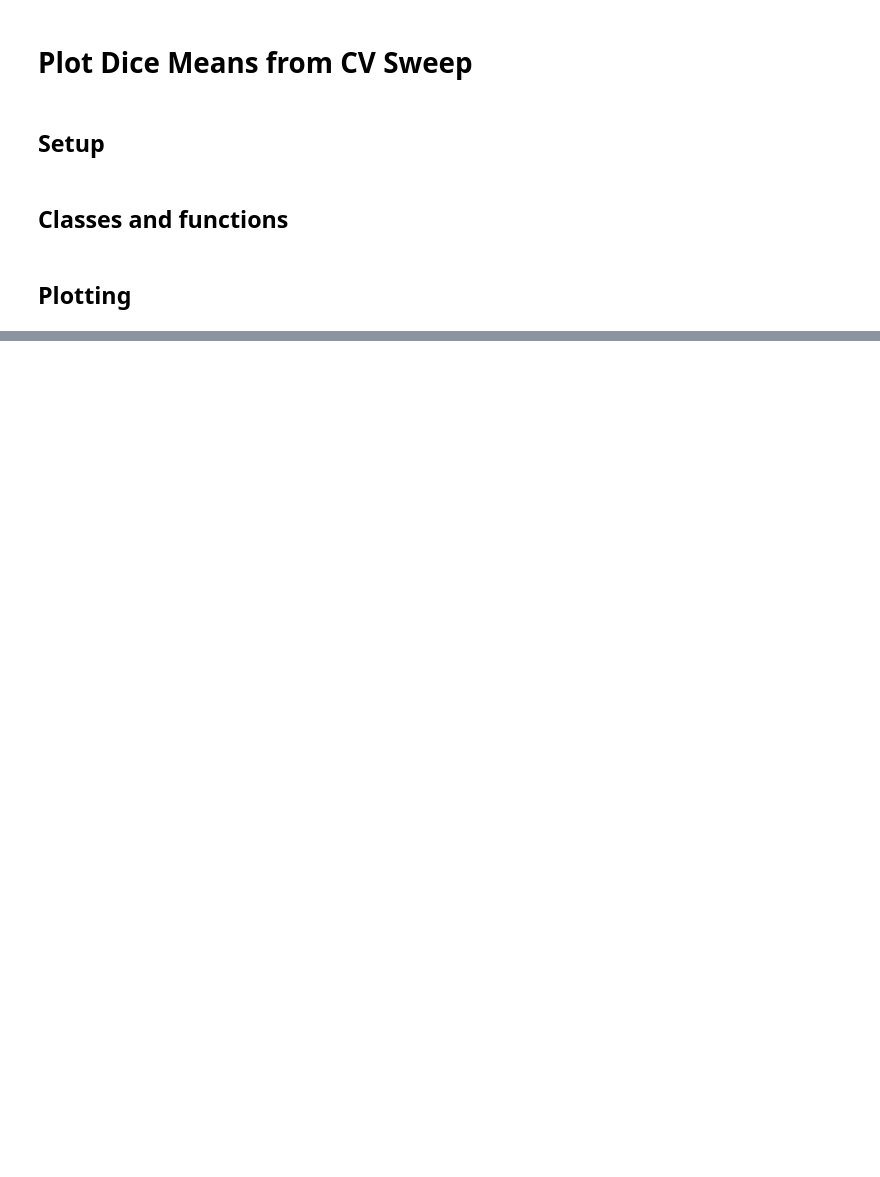
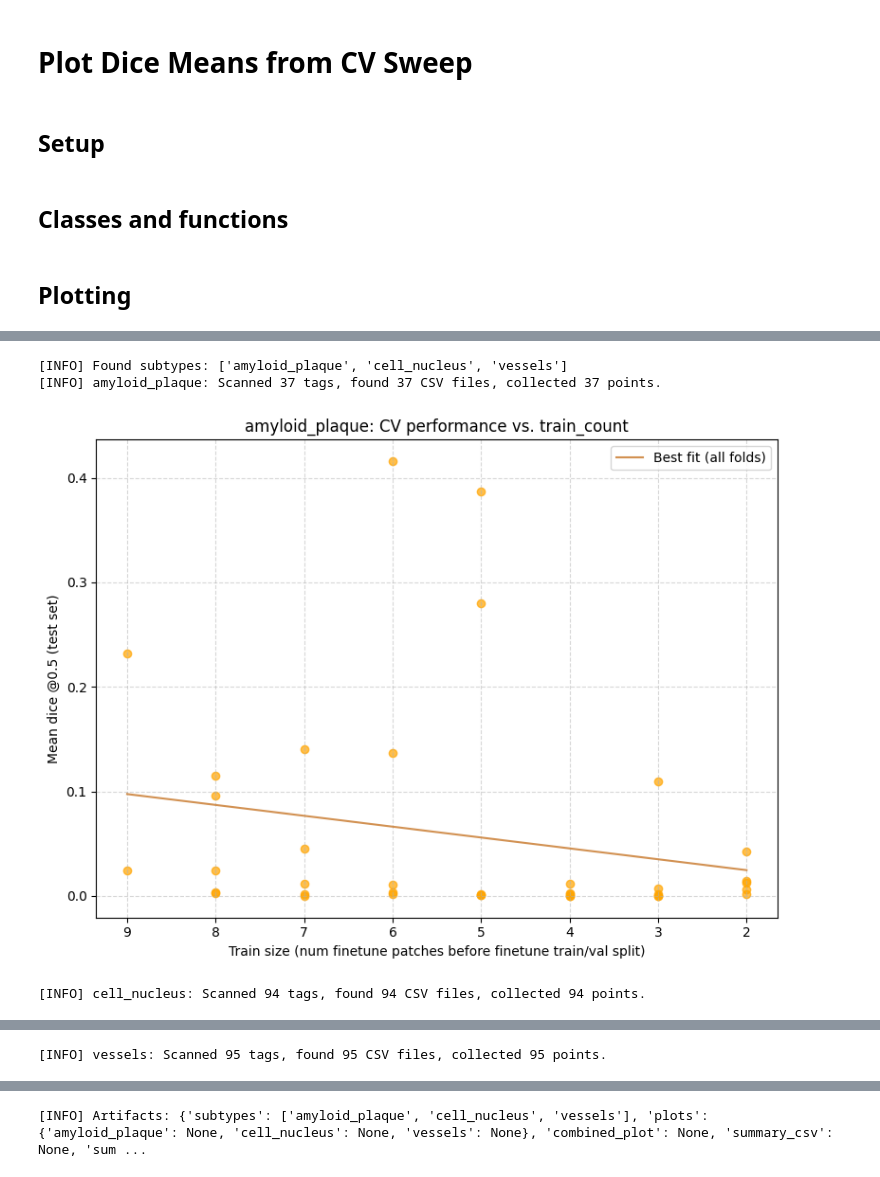
Before and after one commit to AdinaScheinfeld/ssl_project, a Jupyter notebook: notebooks/plot_dice_means_cv.ipynb, the cells around one changed output, grey strips where cells are left out. Saved outputs shown, nothing was run; the diff lists cells and outputs as text; code cells hidden in the pictures; blank space fills up the shorter version.

```diff
--- a/notebooks/plot_dice_means_cv.ipynb
+++ b/notebooks/plot_dice_means_cv.ipynb
@@ -385,2 +404,23 @@ if __name__ == '__main__':
 [figure]
 [INFO] Artifacts: {'subtypes': ['amyloid_plaque', 'c_fos_positive', 'cell_nucleus', 'vessels'], 'plots': {'amyloid_plaque': None, 'c_fos_positive': None, 'cell_nucleus': None, 'vessels': None}, 'combi ...
+# %%
+# main entry
+if __name__ == '__main__':
+    cfg = PlotConfig(
+        ROOT='/ministorage/adina/selma_segmentation_preds2/preds',
+        SUBTYPES=['ALL'],
+        EXCLUDE_SUBTYPES=['cv_folds'],
+        OUTPUT_DIR=None,
+        ASCENDING=False,
+        SAVE_SUMMARY_CSV=False,
+        PLOT_COMBINED=True,
+        POINT_COLOR='orange',
+        LINE_COLOR='peru',
+    )
+    artifacts = main(cfg)
+    print(f'[INFO] Artifacts: {artifacts}')
+# %% [output]
+[INFO] Found subtypes: ['amyloid_plaque', 'cell_nucleus', 'vessels']
+[INFO] amyloid_plaque: Scanned 37 tags, found 37 CSV files, collected 37 points.
+[figure, added]
+[INFO] cell_nucleus: Scanned 94 tags, found 94 CSV files, collected 94 points.
@@ -386,0 +428 @@ if __name__ == '__main__':
+[INFO] vessels: Scanned 95 tags, found 95 CSV files, collected 95 points.
@@ -386,0 +431 @@ if __name__ == '__main__':
+[INFO] Artifacts: {'subtypes': ['amyloid_plaque', 'cell_nucleus', 'vessels'], 'plots': {'amyloid_plaque': None, 'cell_nucleus': None, 'vessels': None}, 'combined_plot': None, 'summary_csv': None, 'sum ...
```
Also changed, not shown: parts of 6 cells of this notebook.
